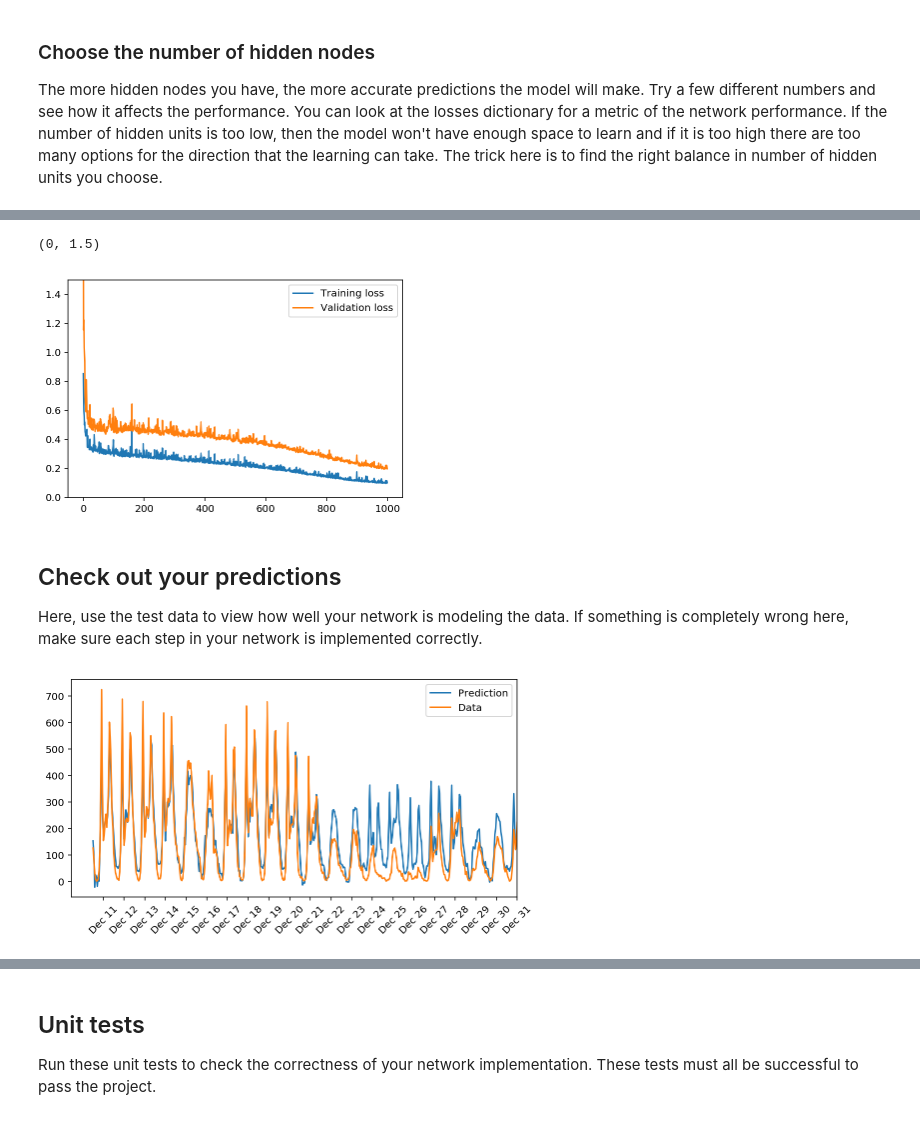
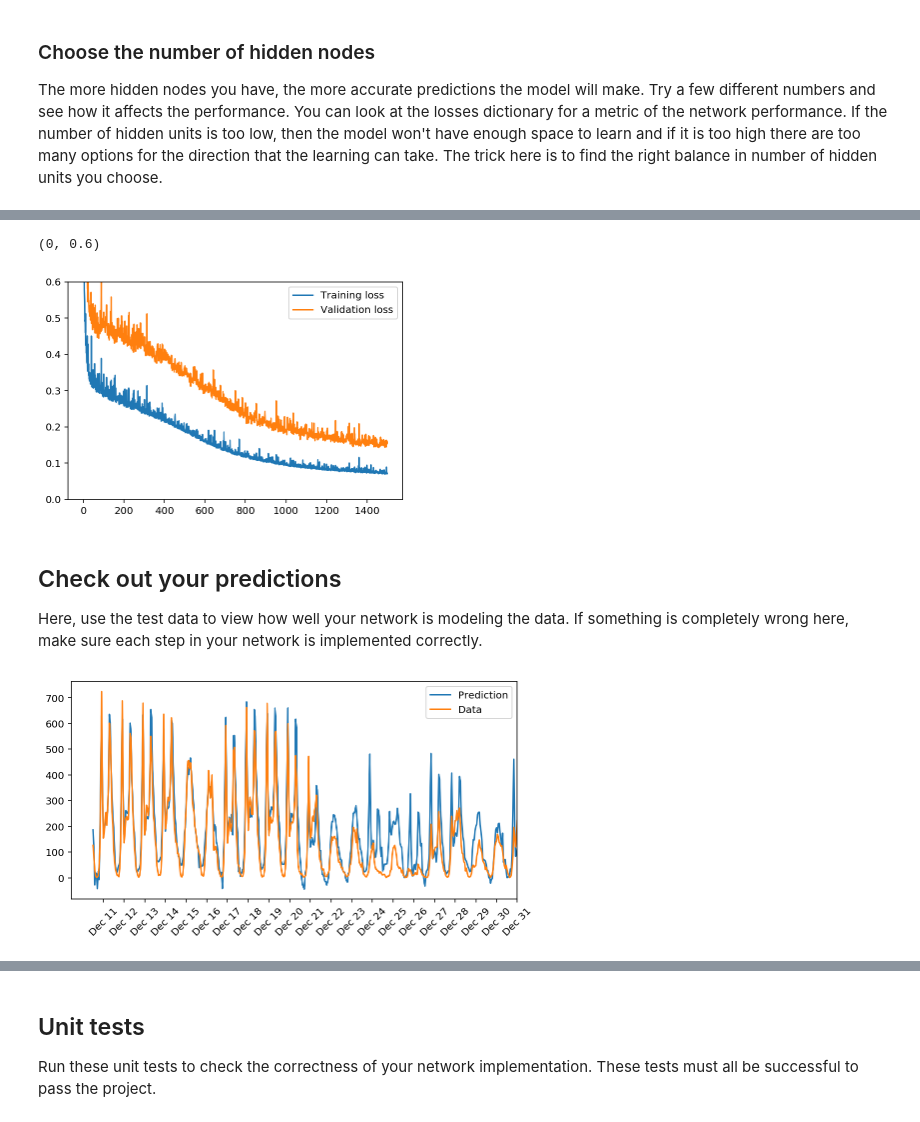
Before and after one commit to tangrui/deep-learning-foundation, a Jupyter notebook: DLND-your-first-network/dlnd-your-first-neural-network.ipynb, the cells around one changed output, grey strips where cells are left out. Cells and saved outputs as stored; diff of their text form; code cells hidden in the pictures.

Commit message:
Change the epochs and update the comments.

```diff
--- a/DLND-your-first-network/dlnd-your-first-neural-network.ipynb
+++ b/DLND-your-first-network/dlnd-your-first-neural-network.ipynb
@@ -196,7 +196,7 @@ The more hidden nodes you have, the more accurate predictions the model will mak
 import sys
 
 ### Set the hyperparameters here ###
-epochs = 1000
+epochs = 1500
 learning_rate = 0.01
 hidden_nodes = 25
 output_nodes = 1
@@ -226,11 +226,11 @@ Progress: 99.9% ... Training loss: 0.100 ... Validation loss: 0.197
 # %%
 plt.plot(losses['train'], label='Training loss')
 plt.plot(losses['validation'], label='Validation loss')
 plt.legend()
-plt.ylim(ymin=0, ymax=1.5)
+plt.ylim(ymin=0, ymax=0.6)
 # %% [output]
-(0, 1.5)
+(0, 0.6)
-[figure, old version]
+[figure, new version]
 # %% [markdown]
 ## Check out your predictions
 
@@ -250,7 +250,7 @@ dates = dates.apply(lambda d: d.strftime('%b %d'))
 ax.set_xticks(np.arange(len(dates))[12::24])
 _ = ax.set_xticklabels(dates[12::24], rotation=45)
 # %% [output]
-[figure, old version]
+[figure, new version]
 # %% [markdown]
 ## Thinking about your results
 
```
Also changed, not shown: parts of 3 cells of this notebook, 1 other file.
